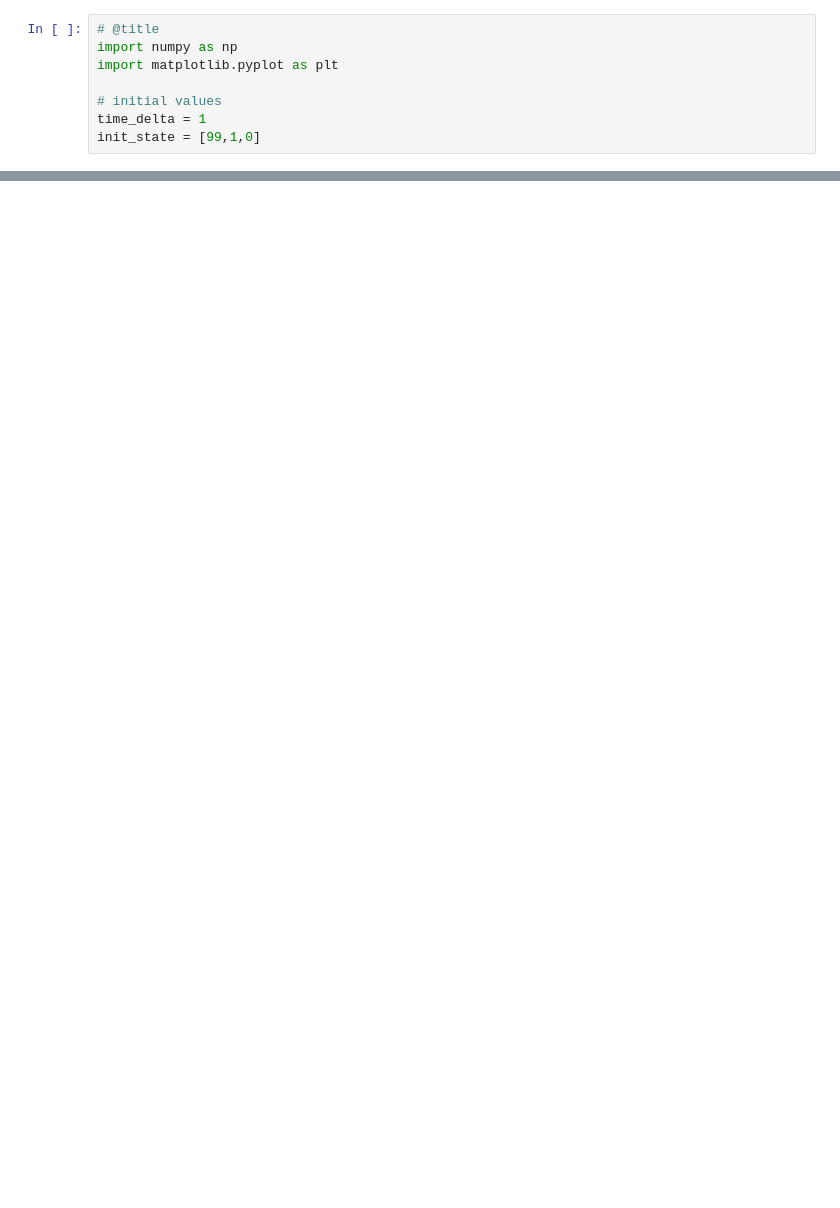
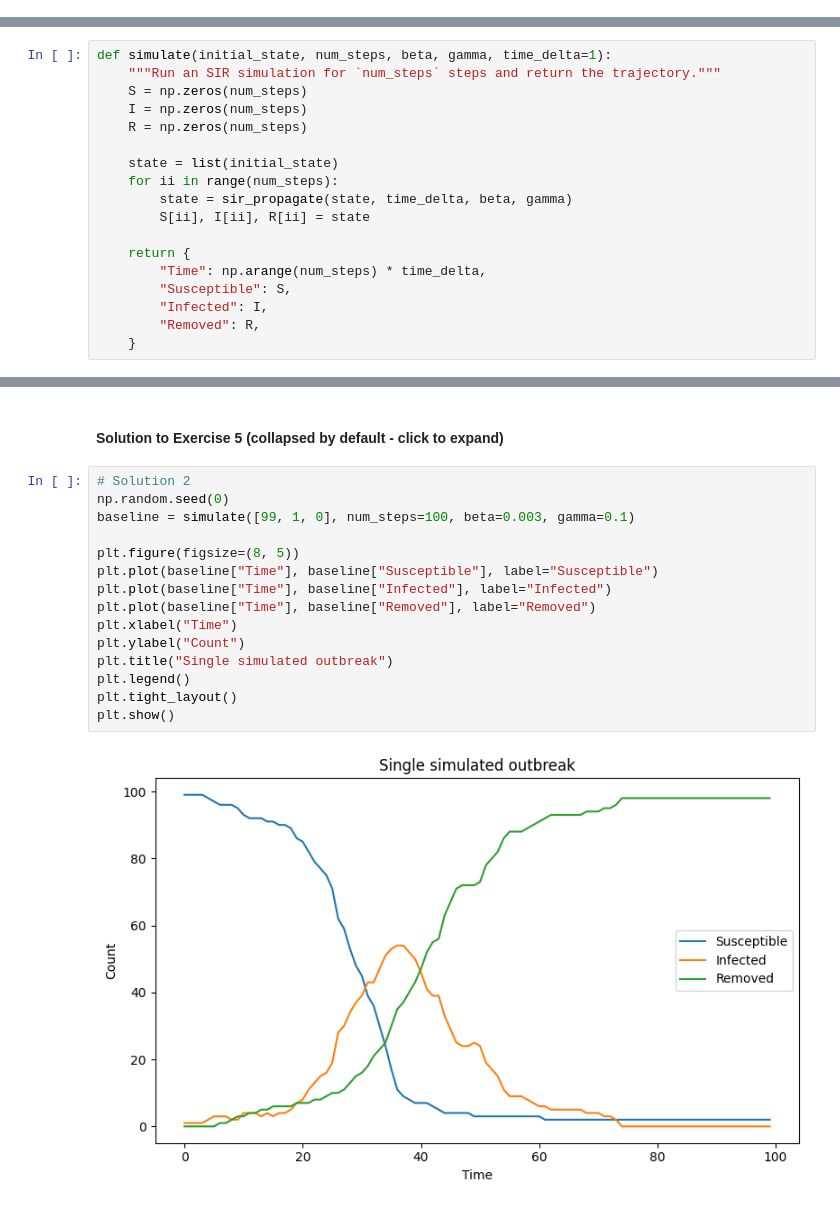
Before and after one commit to gem-epidemics/colab, a Jupyter notebook: iddinf/ii_intro_to_python_2.ipynb, the cells around one changed output, grey strips where cells are left out. Saved outputs shown, nothing was run; the diff lists cells and outputs as text; blank space fills up the shorter version.

```diff
--- a/iddinf/ii_intro_to_python_2.ipynb
+++ b/iddinf/ii_intro_to_python_2.ipynb
@@ -346,8 +3,0 @@ This is just an example of how you could code up a SIR model in discrete time.
-# %%
-# @title
-import numpy as np
-import matplotlib.pyplot as plt
-
-# initial values
-time_delta = 1
-init_state = [99,1,0]
@@ -432,0 +482,18 @@ Text(0.5, 1.0, 'Single path simulation')
+# %%
+def simulate(initial_state, num_steps, beta, gamma, time_delta=1):
+    """Run an SIR simulation for `num_steps` steps and return the trajectory."""
+    S = np.zeros(num_steps)
+    I = np.zeros(num_steps)
+    R = np.zeros(num_steps)
+
+    state = list(initial_state)
+    for ii in range(num_steps):
+        state = sir_propagate(state, time_delta, beta, gamma)
+        S[ii], I[ii], R[ii] = state
+
+    return {
+        "Time": np.arange(num_steps) * time_delta,
+        "Susceptible": S,
+        "Infected": I,
+        "Removed": R,
+    }
@@ -432,0 +509,19 @@ Text(0.5, 1.0, 'Single path simulation')
+# %% [markdown]
+#### Solution to Exercise 5 (collapsed by default - click to expand)
+# %%
+# Solution 2
+np.random.seed(0)
+baseline = simulate([99, 1, 0], num_steps=100, beta=0.003, gamma=0.1)
+
+plt.figure(figsize=(8, 5))
+plt.plot(baseline["Time"], baseline["Susceptible"], label="Susceptible")
+plt.plot(baseline["Time"], baseline["Infected"], label="Infected")
+plt.plot(baseline["Time"], baseline["Removed"], label="Removed")
+plt.xlabel("Time")
+plt.ylabel("Count")
+plt.title("Single simulated outbreak")
+plt.legend()
+plt.tight_layout()
+plt.show()
+# %% [output]
+[figure, added]
```
Also changed, not shown: parts of 136 cells of this notebook, 8 other files.
